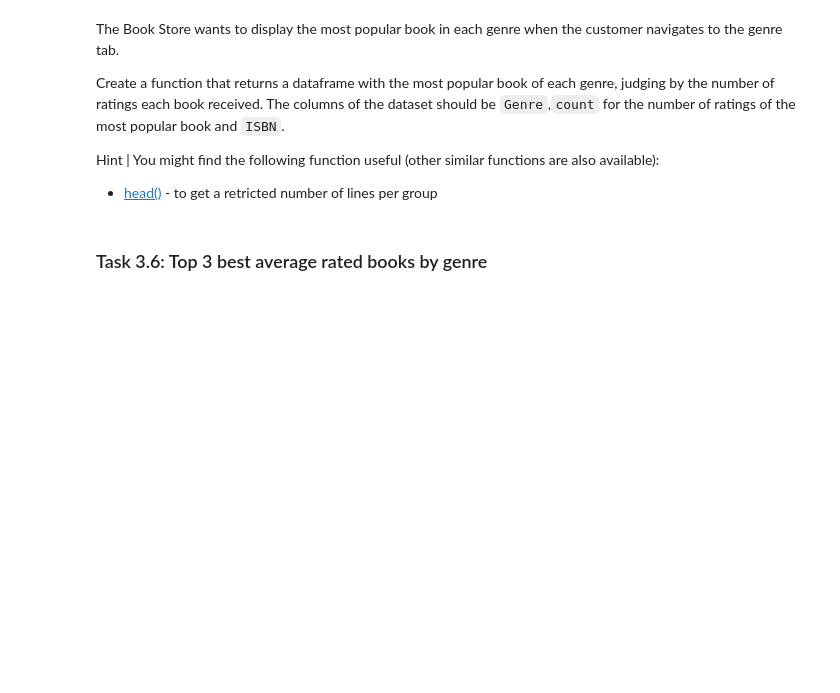
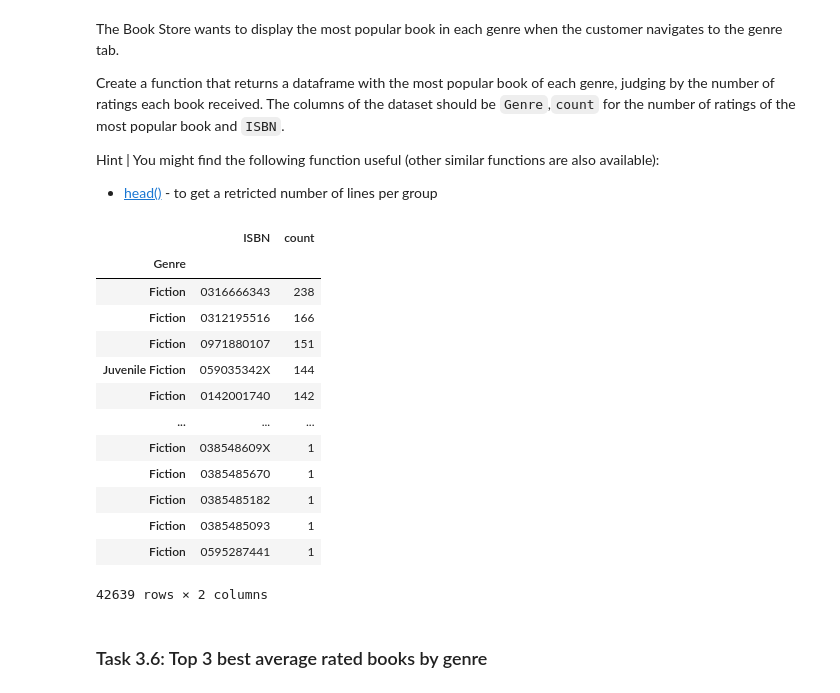
Before and after one commit to 0xjrr/batch6-workspace, a Jupyter notebook: S05 - Recommender Systems/BLU10 - Non-personalised recommender systems/Exercise notebook.ipynb, the cells around one changed output. Cells and saved outputs as stored; diff of their text form; code cells hidden in the pictures; blank space fills up the shorter version.

```diff
--- a/S05 - Recommender Systems/BLU10 - Non-personalised recommender systems/Exercise notebook.ipynb
+++ b/S05 - Recommender Systems/BLU10 - Non-personalised recommender systems/Exercise notebook.ipynb
@@ -170,7 +170,7 @@ Merge the dataframes `ratings` and `books_info` in order to have information abo
 
 Hint | You might need to use the function <a href="https://pandas.pydata.org/docs/reference/api/pandas.DataFrame.merge.html">merge()</a>  and explore the parameter 'how'.
 # %%
-def get_book_ratings_df(ratings_, books_info_):
+def get_book_ratings_df(ratings_: pd.DataFrame, books_info_: pd.DataFrame) -> pd.DataFrame:
     """
     Parameters
         ratings_ - DataFrame
@@ -181,7 +181,8 @@ def get_book_ratings_df(ratings_, books_info_):
     """
 
     # YOUR CODE HERE
-    raise NotImplementedError()
+    # raise NotImplementedError()
+    return pd.merge(ratings, books_info, how='inner')
 
 book_ratings = get_book_ratings_df(ratings, books_info)
 book_ratings.head()
@@ -328,6 +352,23 @@ def get_top1_popularity_genre(df):
     raise NotImplementedError()
 
 top_books_genre = get_top1_popularity_genre(book_ratings)
+# %%
+book_ratings.groupby(['Genre', 'ISBN']).agg(count=('Book-Rating', 'count')).sort_values('count', ascending=False).reset_index(level=1)
+# %% [output]
+|  | ISBN | count |
+| Genre |  |  |
+| Fiction | 0316666343 | 238 |
+| Fiction | 0312195516 | 166 |
+| Fiction | 0971880107 | 151 |
+| Juvenile Fiction | 059035342X | 144 |
+| Fiction | 0142001740 | 142 |
+| ... | ... | ... |
+| Fiction | 038548609X | 1 |
+| Fiction | 0385485670 | 1 |
+| Fiction | 0385485182 | 1 |
+| Fiction | 0385485093 | 1 |
+| Fiction | 0595287441 | 1 |
+42639 rows × 2 columns
 # %%
 expected_hash = '9a85c6d41062f7ba7fd7c7130eb5975156f0fd04f93d74fc27778a6726d7c1f3'
 assert hashlib.sha256(str(top_books_genre[top_books_genre['Genre']=='Fiction'].reset_index().loc[:,'ISBN'][0]).encode()).hexdigest() == expected_hash
```
Also changed, not shown: parts of 5 cells of this notebook.
